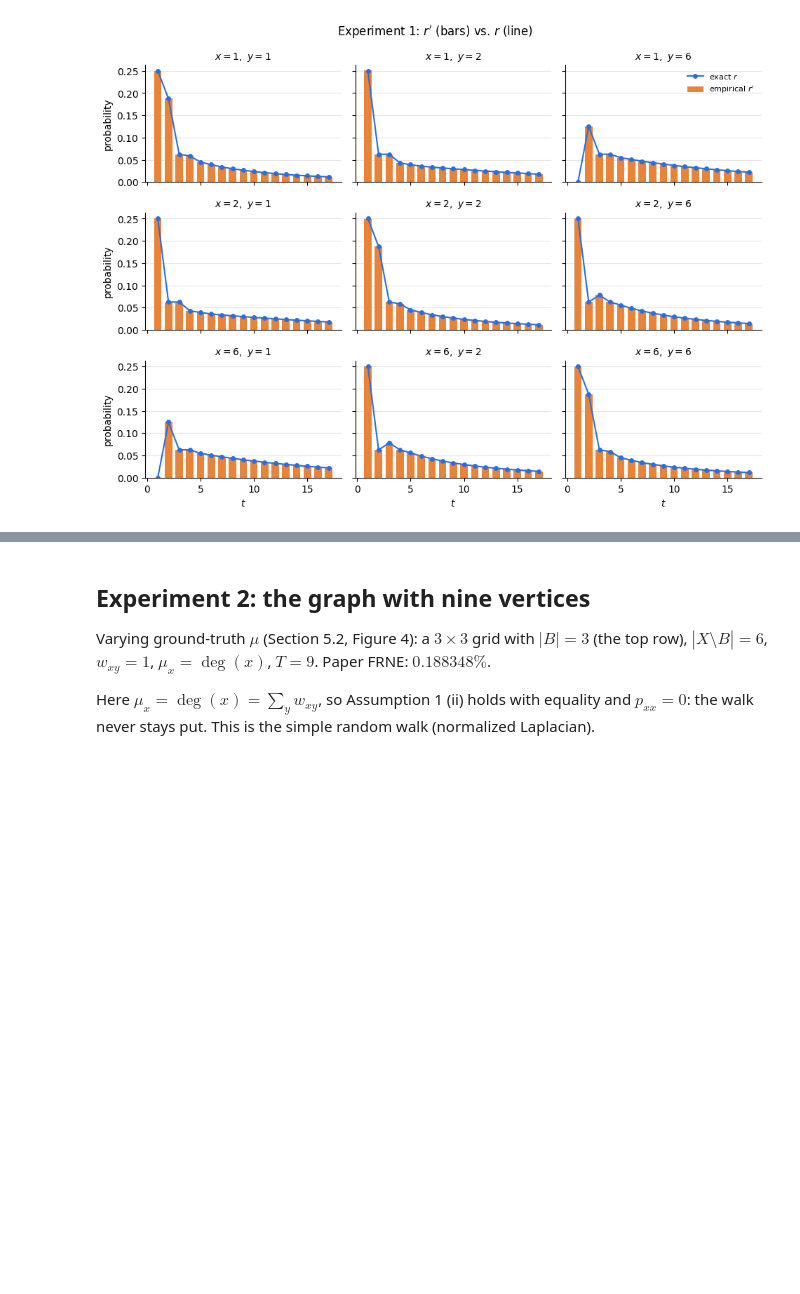
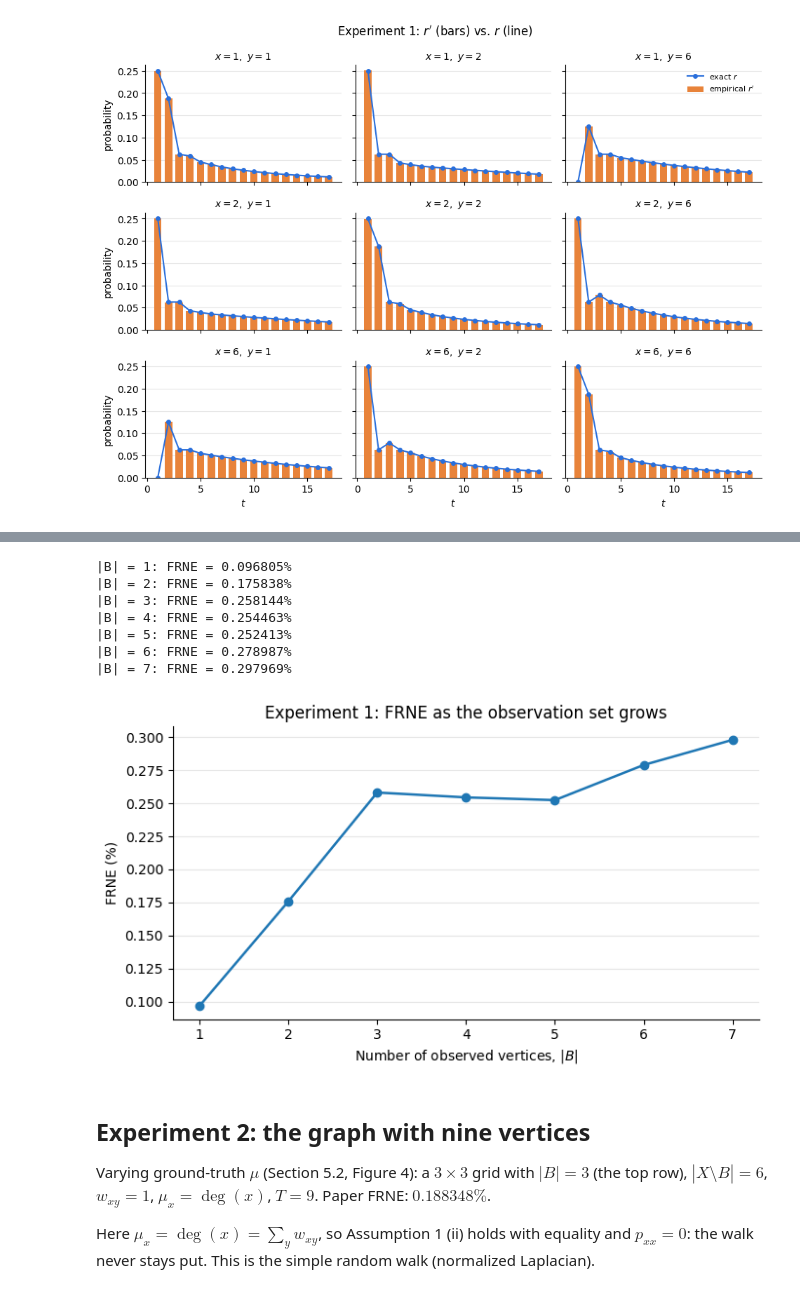
Before and after one commit to uw-math-ai/ai-inverse-lab, a Jupyter notebook: Data Simulation (Varying B, T) - Annie/Data Simulation (Annie).ipynb, the cells around one changed output, grey strips where cells are left out. Saved outputs shown, nothing was run; the diff lists cells and outputs as text; code cells hidden in the pictures; blank space fills up the shorter version.

```diff
--- a/Data Simulation (Varying B, T) - Annie/Data Simulation (Annie).ipynb
+++ b/Data Simulation (Varying B, T) - Annie/Data Simulation (Annie).ipynb
@@ -280,4 +29,0 @@ def empirical_first_passage(P, B, t_max, n_walks=10**6, batch=10**6, seed=0):
-# %%
-def frne(r, r_emp):
-    r, r_emp = r.cpu().double(), r_emp.cpu().double()
-    return (torch.linalg.norm(r - r_emp) / torch.linalg.norm(r)).item() * 100
@@ -446,3 +80,37 @@ plt.show()
+# %%
+B1_coord = [(0, 0)]
+N1_sweep = 10**6
+B1_sweep_order = B1_coord + [coord for coord in grid1 if coord not in B1_coord]
+B1_sweep_sizes = list(range(1, len(grid1)))
+B1_sweep_frne = []
+
+for nB in B1_sweep_sizes:
+    B_coords = B1_sweep_order[:nB]
+    B_sweep = torch.tensor([G1.index[tuple(coord)] for coord in B_coords], dtype=torch.long)
+    r_exact = exact_first_passage_literal(P1, B_sweep, t_max1)
+    r_empirical = empirical_first_passage(
+        P1, B_sweep, t_max1, n_walks=N1_sweep, batch=min(10**4, N1_sweep), seed=seed1 + nB
+    )
+    B1_sweep_frne.append(frne(r_exact, r_empirical))
+    print(f"|B| = {nB}: FRNE = {B1_sweep_frne[-1]:.6f}%")
+
+fig, ax = plt.subplots(figsize=(7, 4))
+ax.plot(B1_sweep_sizes, B1_sweep_frne, "o-", lw=1.8)
+ax.set(xticks=B1_sweep_sizes, xlabel=r"Number of observed vertices, $|B|$",
+       ylabel="FRNE (%)", title="Experiment 1: FRNE as the observation set grows")
+ax.grid(axis="y", color="0.9")
+ax.spines[["top", "right"]].set_visible(False)
+fig.tight_layout()
+plt.show()
+# %% [output]
+|B| = 1: FRNE = 0.096805%
+|B| = 2: FRNE = 0.175838%
+|B| = 3: FRNE = 0.258144%
+|B| = 4: FRNE = 0.254463%
+|B| = 5: FRNE = 0.252413%
+|B| = 6: FRNE = 0.278987%
+|B| = 7: FRNE = 0.297969%
+[figure, added]
 # %% [markdown]
 ## Experiment 2: the graph with nine vertices
 
```
Also changed, not shown: parts of 14 cells of this notebook, 4 other files.
